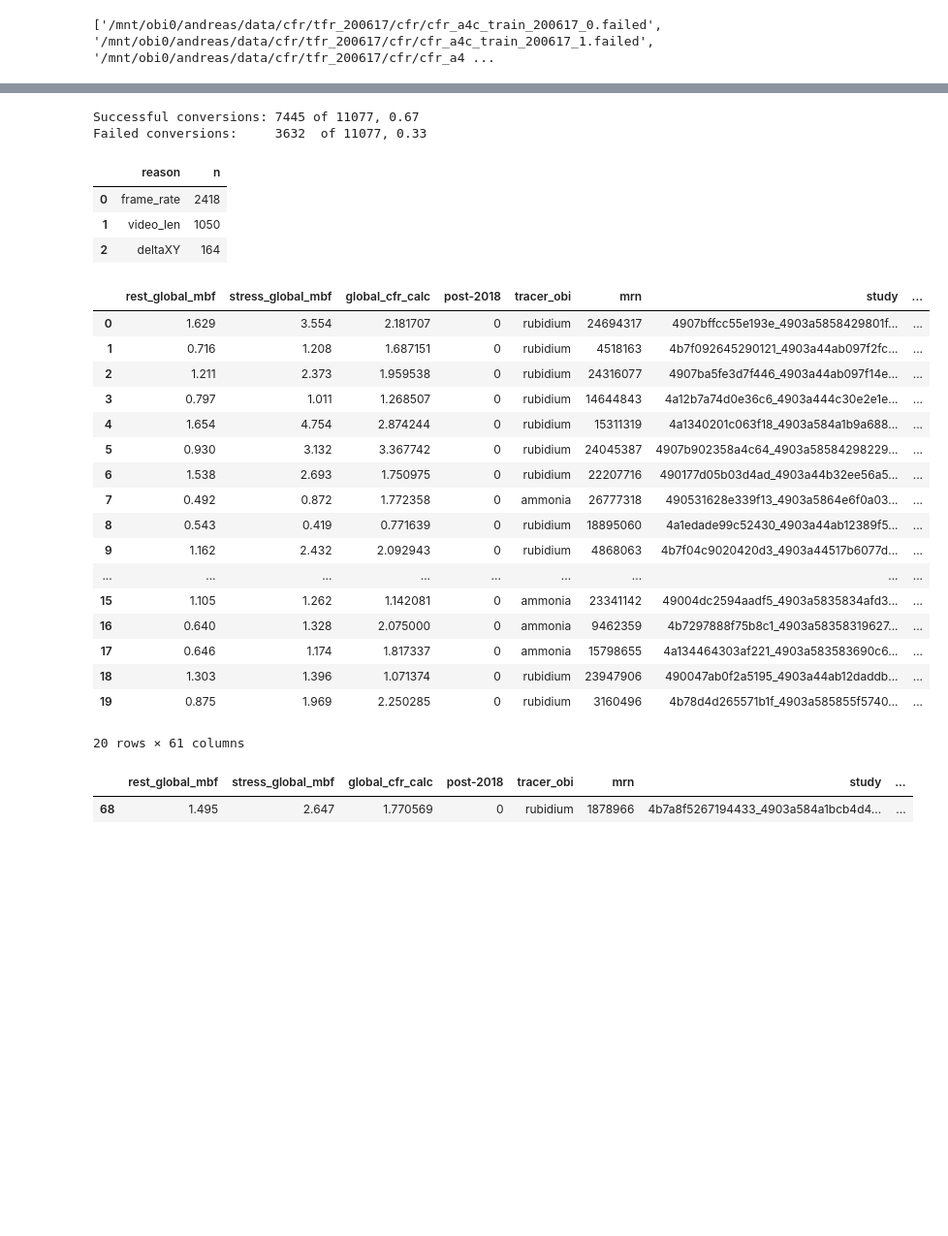
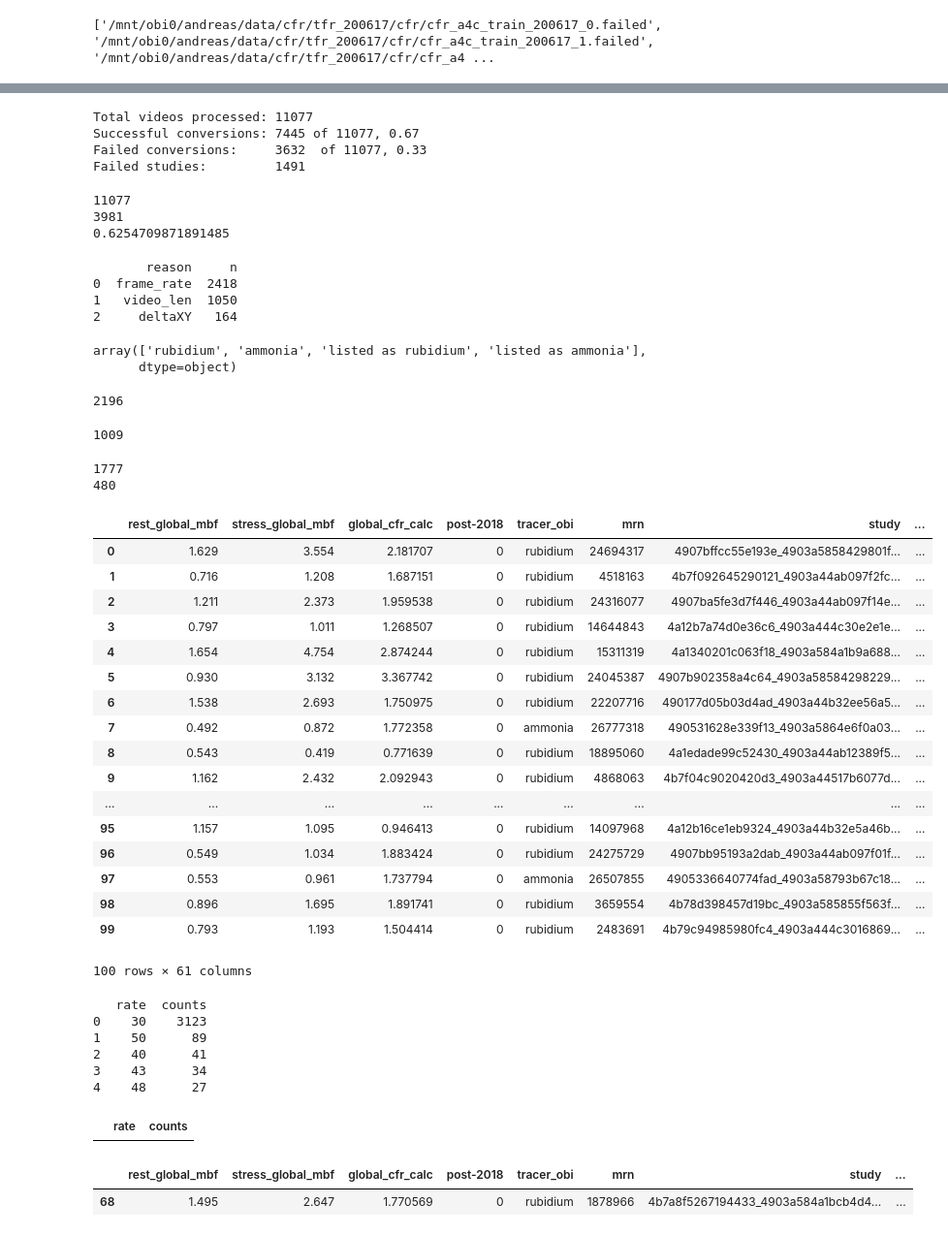
Before and after one commit to awerdich/werdich-cfr, a Jupyter notebook: notebooks/tfr_data_train_summary.ipynb, the cells around one changed output, grey strips where cells are left out. Shown at 97% size. Drawn from its saved outputs; the diff is of its cells as text; code cells hidden in the pictures; blank space fills up the shorter version.

```diff
--- a/notebooks/tfr_data_train_summary.ipynb
+++ b/notebooks/tfr_data_train_summary.ipynb
@@ -51,14 +61,35 @@ tf_failed_data = pd.concat([train_failed_df, eval_failed_df, test_failed_df], ig
 
 tf_failed_data = tf_failed_data.assign(dur = tf_failed_data.frame_time*1e-3*tf_failed_data.number_of_frames)
 tf_data = tf_data.assign(dur = tf_data.frame_time*1e-3*tf_data.number_of_frames)
+
+tf_data = tf_data.assign(rate = np.round(1/tf_data.frame_time*1e3))
+tf_failed_data = tf_failed_data.assign(rate = np.round(1/tf_data.frame_time*1e3))
+
+tf_data = tf_data.astype({'rate': 'int'})
+tf_failed_data = tf_failed_data.astype({'rate': 'int'})
 # %%
 n_videos_success = len(tf_data.filename.unique())
 n_videos_failed = len(tf_failed_data.filename.unique())
+n_studies_failed = len(tf_failed_data.study.unique())
+
 n_videos = n_videos_success + n_videos_failed
 n_videos_success_frac = np.around(n_videos_success/n_videos, decimals=2)
 n_videos_failed_frac = np.around(n_videos_failed/n_videos, decimals=2)
+print(f'Total videos processed: {n_videos_success+n_videos_failed}')
 print(f'Successful conversions: {n_videos_success} of {n_videos}, {n_videos_success_frac}')
 print(f'Failed conversions:     {n_videos_failed}  of {n_videos}, {n_videos_failed_frac}')
+print(f'Failed studies:         {n_studies_failed}')
 # %% [output]
+Total videos processed: 11077
 Successful conversions: 7445 of 11077, 0.67
 Failed conversions:     3632  of 11077, 0.33
+Failed studies:         1491
+# %%
+print(len(tf_data.filename.unique())+len(tf_failed_data.filename.unique()))
+n_studies = len(tf_data.study.unique())+len(tf_failed_data.study.unique())
+print(n_studies)
+print(len(tf_data.study.unique())/n_studies)
+# %% [output]
+11077
+3981
+0.6254709871891485
@@ -66,33 +100,66 @@ Failed conversions:     3632  of 11077, 0.33
 # Reason for failure
 failed_stats = tf_failed_data.err.value_counts().to_frame().reset_index(drop=False)
 failed_stats = failed_stats.rename(columns={'index':'reason', 'err': 'n'})
-failed_stats
+print(failed_stats)
 # %% [output]
-|  | reason | n |
-| 0 | frame_rate | 2418 |
-| 1 | video_len | 1050 |
-| 2 | deltaXY | 164 |
+       reason     n
+0  frame_rate  2418
+1   video_len  1050
+2     deltaXY   164
+# %%
+tf_failed_data.tracer_obi.unique()
+# %% [output]
+array(['rubidium', 'ammonia', 'listed as rubidium', 'listed as ammonia'],
+      dtype=object)
+# %%
+print(len(tf_data[tf_data.tracer_obi=='rubidium'].study.unique())+len(tf_failed_data[tf_failed_data.tracer_obi=='rubidium'].study.unique()))
+len(tf_failed_data[tf_failed_data.tracer_obi=='rubidium'].study.unique())
+# %% [output]
+2196
+1009
+# %%
+print(len(tf_data[tf_data.tracer_obi=='ammonia'].study.unique())+len(tf_failed_data[tf_failed_data.tracer_obi=='ammonia'].study.unique()))
+print(len(tf_failed_data[tf_failed_data.tracer_obi=='ammonia'].study.unique()))
+# %% [output]
+1777
+480
 # %%
-tf_failed_data.head(20)
+tf_failed_data.head(100)
 # %% [output]
 |  | rest_global_mbf | stress_global_mbf | global_cfr_calc | post-2018 | tracer_obi | mrn | study | ... |
 | 0 | 1.629 | 3.554 | 2.181707 | 0 | rubidium | 24694317 | 4907bffcc55e193e_4903a5858429801f... | ... |
 | 1 | 0.716 | 1.208 | 1.687151 | 0 | rubidium | 4518163 | 4b7f092645290121_4903a44ab097f2fc... | ... |
 | 2 | 1.211 | 2.373 | 1.959538 | 0 | rubidium | 24316077 | 4907ba5fe3d7f446_4903a44ab097f14e... | ... |
 | 3 | 0.797 | 1.011 | 1.268507 | 0 | rubidium | 14644843 | 4a12b7a74d0e36c6_4903a444c30e2e1e... | ... |
 | 4 | 1.654 | 4.754 | 2.874244 | 0 | rubidium | 15311319 | 4a1340201c063f18_4903a584a1b9a688... | ... |
 | 5 | 0.930 | 3.132 | 3.367742 | 0 | rubidium | 24045387 | 4907b902358a4c64_4903a58584298229... | ... |
 | 6 | 1.538 | 2.693 | 1.750975 | 0 | rubidium | 22207716 | 490177d05b03d4ad_4903a44b32ee56a5... | ... |
 | 7 | 0.492 | 0.872 | 1.772358 | 0 | ammonia | 26777318 | 490531628e339f13_4903a5864e6f0a03... | ... |
 | 8 | 0.543 | 0.419 | 0.771639 | 0 | rubidium | 18895060 | 4a1edade99c52430_4903a44ab12389f5... | ... |
 | 9 | 1.162 | 2.432 | 2.092943 | 0 | rubidium | 4868063 | 4b7f04c9020420d3_4903a44517b6077d... | ... |
 | ... | ... | ... | ... | ... | ... | ... | ... | ... |
-| 15 | 1.105 | 1.262 | 1.142081 | 0 | ammonia | 23341142 | 49004dc2594aadf5_4903a5835834afd3... | ... |
-| 16 | 0.640 | 1.328 | 2.075000 | 0 | ammonia | 9462359 | 4b7297888f75b8c1_4903a58358319627... | ... |
-| 17 | 0.646 | 1.174 | 1.817337 | 0 | ammonia | 15798655 | 4a134464303af221_4903a583583690c6... | ... |
-| 18 | 1.303 | 1.396 | 1.071374 | 0 | rubidium | 23947906 | 490047ab0f2a5195_4903a44ab12daddb... | ... |
-| 19 | 0.875 | 1.969 | 2.250285 | 0 | rubidium | 3160496 | 4b78d4d265571b1f_4903a585855f5740... | ... |
+| 95 | 1.157 | 1.095 | 0.946413 | 0 | rubidium | 14097968 | 4a12b16ce1eb9324_4903a44b32e5a46b... | ... |
+| 96 | 0.549 | 1.034 | 1.883424 | 0 | rubidium | 24275729 | 4907bb95193a2dab_4903a44ab097f01f... | ... |
+| 97 | 0.553 | 0.961 | 1.737794 | 0 | ammonia | 26507855 | 4905336640774fad_4903a58793b67c18... | ... |
+| 98 | 0.896 | 1.695 | 1.891741 | 0 | rubidium | 3659554 | 4b78d398457d19bc_4903a585855f563f... | ... |
+| 99 | 0.793 | 1.193 | 1.504414 | 0 | rubidium | 2483691 | 4b79c94985980fc4_4903a444c3016869... | ... |
-20 rows × 61 columns
+100 rows × 61 columns
+# %%
+rates=tf_failed_data.rate.value_counts().to_frame().reset_index(drop=False).rename(columns={'index': 'rate',
+                                                                                            'rate': 'counts'})
+rates=rates.sort_values(by='counts', ascending=False)
+print(rates[0:5])
+# %% [output]
+   rate  counts
+0    30    3123
+1    50      89
+2    40      41
+3    43      34
+4    48      27
+# %%
+rates[rates.rate<30]
+# %% [output]
+|  | rate | counts |
 # %%
 im_array_ser_list = [] # list of pd.Series object for the files in im_array_list
 
```
Also changed, not shown: parts of 10 cells of this notebook.
